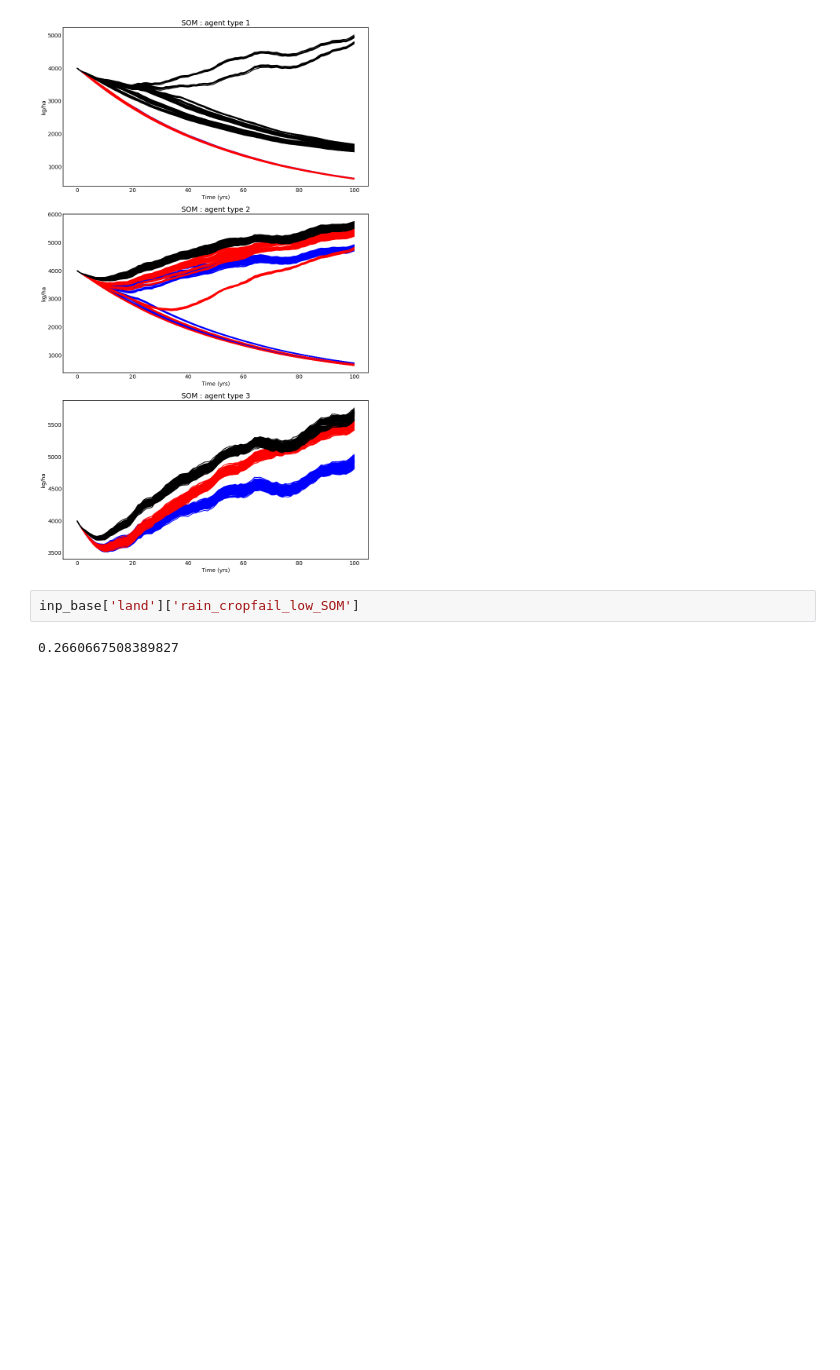
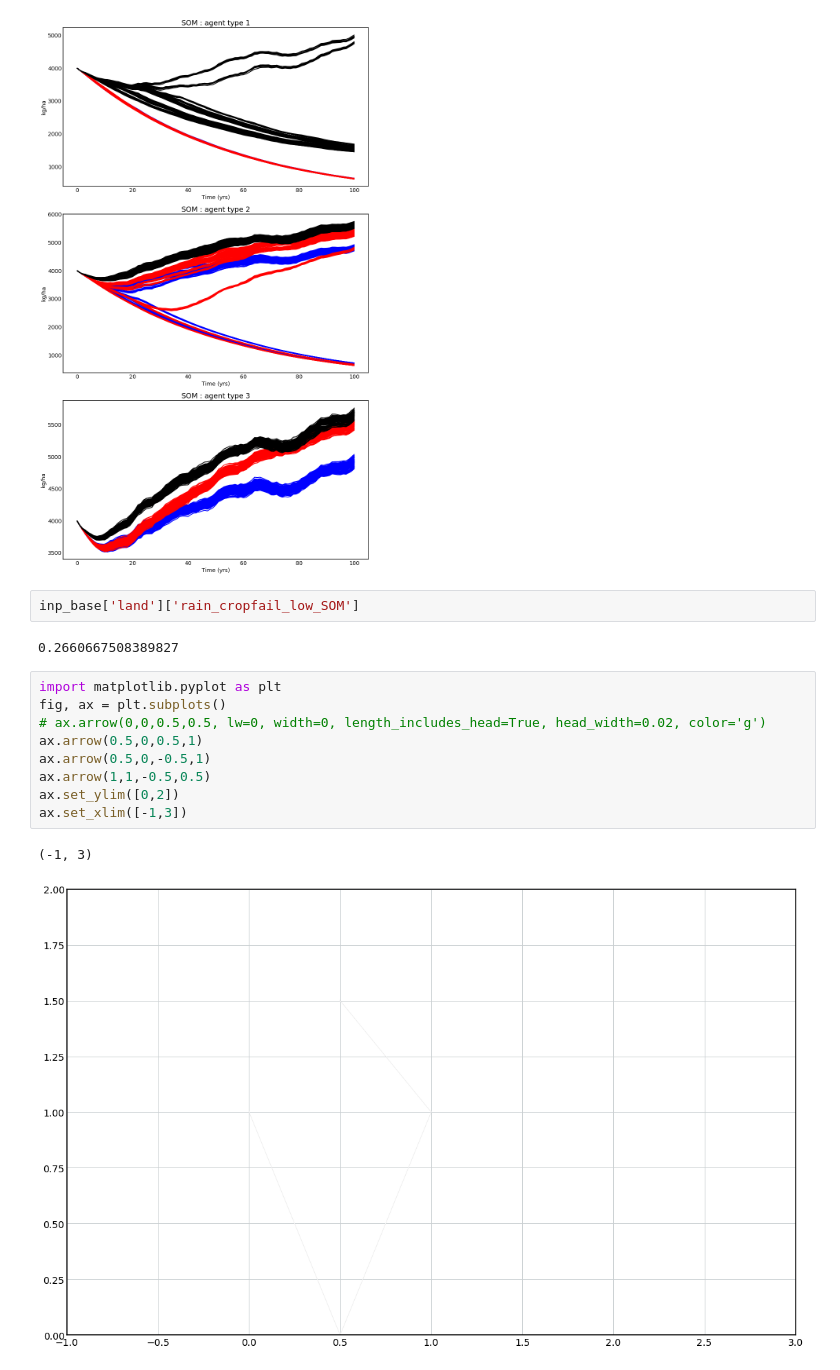
Before and after one commit to t-g-williams/adaptation_abm, a Jupyter notebook: experiments/scenario_comparison.ipynb, the cells around one changed output. Cells and saved outputs as stored; diff of their text form; blank space fills up the shorter version.

```diff
--- a/experiments/scenario_comparison.ipynb
+++ b/experiments/scenario_comparison.ipynb
@@ -69,3 +69,15 @@ plt_sc.main(mods, save=False)
 inp_base['land']['rain_cropfail_low_SOM']
 # %% [output]
 0.2660667508389827
+# %%
+import matplotlib.pyplot as plt
+fig, ax = plt.subplots()
+# ax.arrow(0,0,0.5,0.5, lw=0, width=0, length_includes_head=True, head_width=0.02, color='g')
+ax.arrow(0.5,0,0.5,1)
+ax.arrow(0.5,0,-0.5,1)
+ax.arrow(1,1,-0.5,0.5)
+ax.set_ylim([0,2])
+ax.set_xlim([-1,3])
+# %% [output]
+(-1, 3)
+[figure, added]
```
Also changed, not shown: parts of 2 cells of this notebook, 1 other file.
